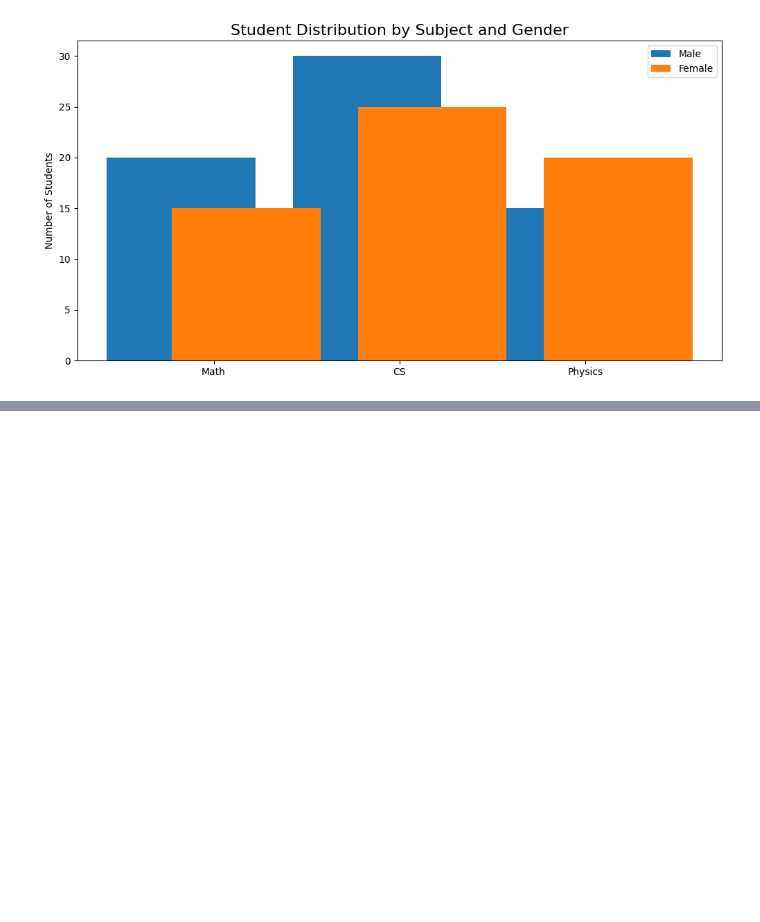
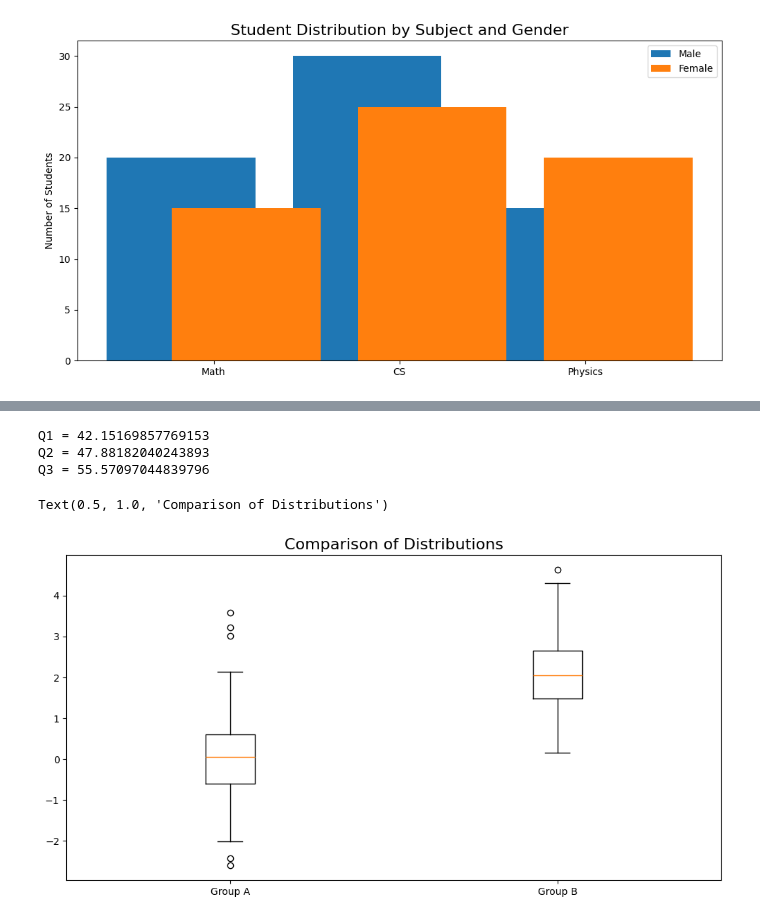
Before and after one commit to yfwjay/Data-Science-Foundations, a Jupyter notebook: matplotlib_basics/oop_plotting.ipynb, the cells around one changed output, grey strips where cells are left out. Saved outputs shown, nothing was run; the diff lists cells and outputs as text; code cells hidden in the pictures; blank space fills up the shorter version.

```diff
--- a/matplotlib_basics/oop_plotting.ipynb
+++ b/matplotlib_basics/oop_plotting.ipynb
@@ -377,0 +393,12 @@ plt.show()
+# %%
+# To calculate the q1(1st quartile), q2 (median) and q3 (3rd quartile)
+
+Q1 = np.percentile(data, 25)
+Q2 = np.percentile(data, 50)
+Q3 = np.percentile(data, 75)
+
+print(f"Q1 = {Q1} \nQ2 = {Q2} \nQ3 = {Q3}")
+# %% [output]
+Q1 = 42.15169857769153
+Q2 = 47.88182040243893
+Q3 = 55.57097044839796
@@ -377,0 +407,10 @@ plt.show()
+# %%
+data1 = np.random.randn(100)
+data2 = np.random.randn(100) + 2
+
+fig , axes = plt.subplots(figsize = (12 , 6))
+axes.boxplot([data1, data2], labels=['Group A', 'Group B'])
+axes.set_title("Comparison of Distributions" , fontsize = 16)
+# %% [output]
+Text(0.5, 1.0, 'Comparison of Distributions')
+[figure, added]
```
Also changed, not shown: parts of 7 cells of this notebook.
